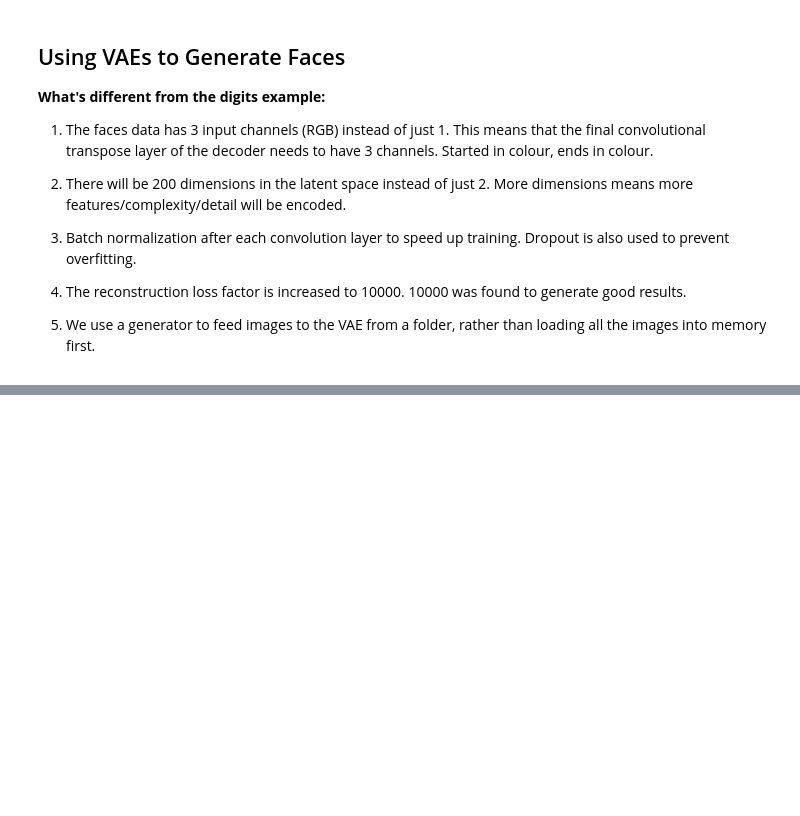
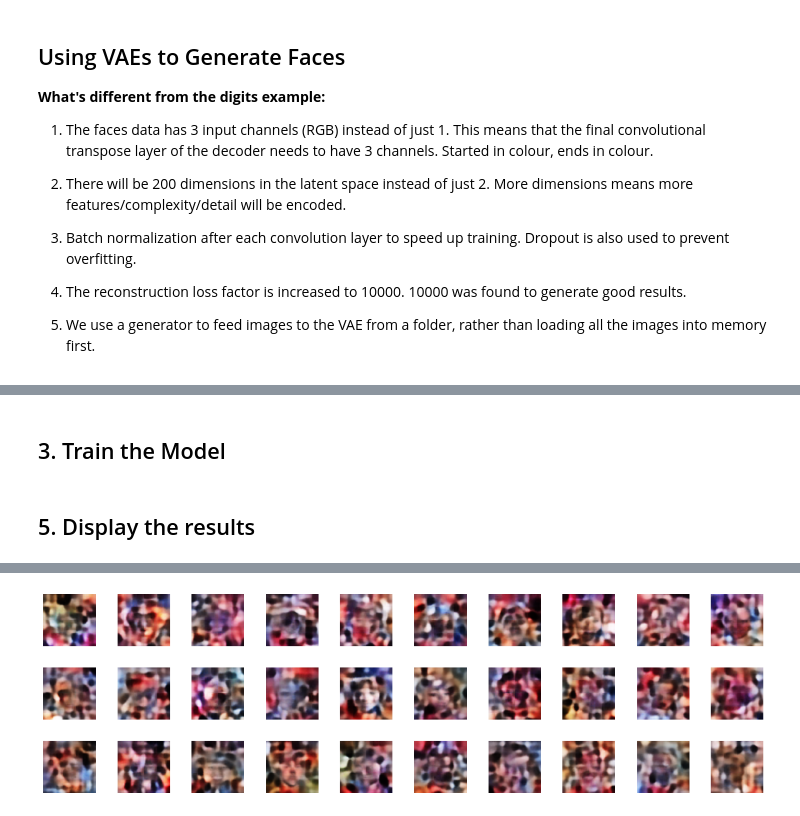
Before and after one commit to Jakisanya/Generative_DeepL, a Jupyter notebook: DeepLearning_Notebook.ipynb, the cells around one changed output, grey strips where cells are left out. Cells and saved outputs as stored; diff of their text form; code cells hidden in the pictures; blank space fills up the shorter version.

```diff
--- a/DeepLearning_Notebook.ipynb
+++ b/DeepLearning_Notebook.ipynb
@@ -158,0 +132,13 @@ for epoch in range(len(data_flow)):
+# %%
+# Define the epoch class
+# Source: github.com/ElisonSherton/Deep_Learning_Using_PyTorch
+class Epoch:
+    def __init__(self):
+        # Keeps track of which epoch it is
+        self.count = 0
+        # Keeps track of the loss
+        self.loss = 0
+        # Keeps track of the number of correct predictions
+        self.num_correct = 0
+        # When to start
+        self.start_time = 0
@@ -158,0 +242,10 @@ for epoch in range(len(data_flow)):
+# %% [markdown]
+## 3. Train the Model
+# %%
+# Create the parameter dictionary
+params = OrderedDict(
+    lr = [.0005],
+    dropout_p = [.25],
+    batch_size = [32],
+    num_epochs = [5],
+)
@@ -158,0 +307,2 @@ for epoch in range(len(data_flow)):
+# %% [markdown]
+## 5. Display the results
@@ -159,16 +312,13 @@ for epoch in range(len(data_flow)):
 # %%
-n_to_show = 30
+grid_width, grid_height = (10, 3)
+z_sample = np.random.normal(size=(grid_width * grid_height, 200))
+print(z_sample.shape)
+reconstructions = VAE.decoder.predict(z_sample)
 
-new_output_dim = np.random.normal(size = (n_to_show, VAE.latent_dim))
-
-reconst = VAE.decoder.predict(np.array(new_output_dim))
-
-fig = plt.figure(figsize = (18, 5))
-fig.subplots_adjust(hspace = 0.4, wspace = 0.4)
-for i in range(n_to_show):
-  ax = fig.add_subplot(3, 10, i + 1)
-  ax.imshow(reconst[i, :, :, :])
-  ax.axis('off')
-
-plt.show()
+fig = plt.figure(figsize=(18, 5))
+fig.subplots_adjust(hspace=0.4, wspace=0.4)
+for i in range(grid_width * grid_height):
+    ax = fig.add_subplot(grid_height, grid_width, i + 1)
+    ax.axis("off")
+    ax.imshow(reconstructions[i, :, :])
 # %% [output]
@@ -178,0 +327 @@ ValueError: in user code:
+[figure, added]
```
Also changed, not shown: parts of 18 cells of this notebook.
